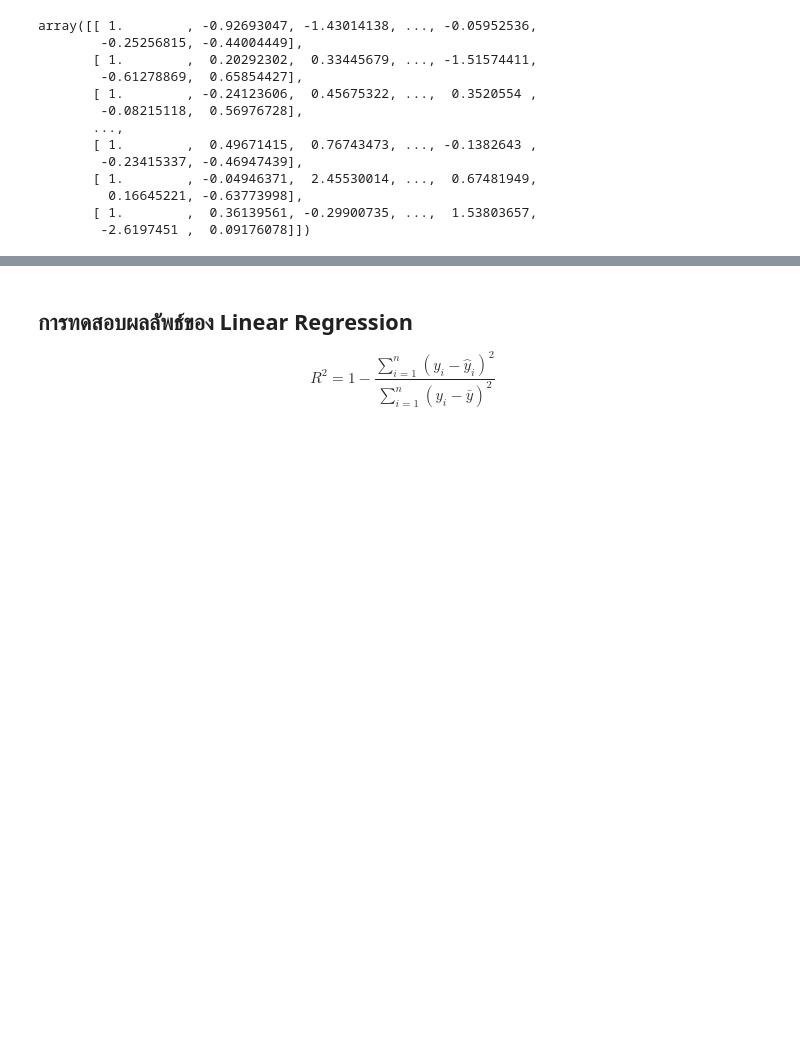
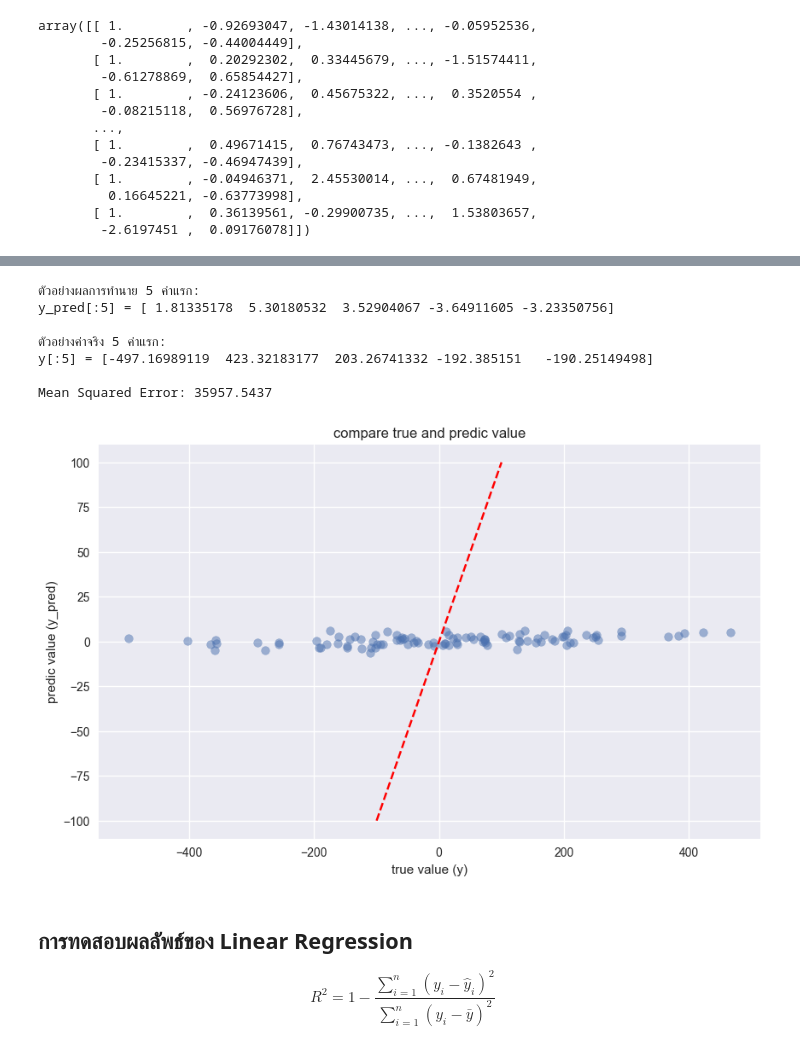
Before and after one commit to winai-k/Lab-AI-Code, a Jupyter notebook: Training Day 2/Tutorial_Linear_Regression.ipynb, the cells around one changed output, grey strips where cells are left out. Drawn from its saved outputs; the diff is of its cells as text; code cells hidden in the pictures; blank space fills up the shorter version.

```diff
--- a/Training Day 2/Tutorial_Linear_Regression.ipynb
+++ b/Training Day 2/Tutorial_Linear_Regression.ipynb
@@ -112,0 +131,10 @@ array([[ 1.        , -0.92693047, -1.43014138, ..., -0.05952536,
+# %%
+# ทดลองสุ่มสร้าง coefficients beta
+
+np.random.seed(42)  # ตั้งค่า seed เพื่อให้ผลลัพธ์คงที่
+beta = np.random.randn(11)  # สุ่มค่า 11 ตัว (10 features + 1 intercept)
+
+print("Coefficients (beta):")
+print(f"Beta_0 (intercept): {beta[0]:.4f}")
+for i in range(1, len(beta)):
+    print(f"Beta_{i}: {beta[i]:.4f}")
@@ -113,3 +154,35 @@ array([[ 1.        , -0.92693047, -1.43014138, ..., -0.05952536,
+# %%
+# ทดลองทำนาย y จาก coefficients beta ที่ได้จากการสุ่ม
+
+y_pred = x @ beta  # การคูณเมทริกซ์ x กับ beta
+
+# แสดงผลการทำนาย
+print("ตัวอย่างผลการทำนาย 5 ค่าแรก:")
+print("y_pred[:5] =", y_pred[:5])
+print("\nตัวอย่างค่าจริง 5 ค่าแรก:")
+print("y[:5] =", y[:5])
+
+# คำนวณค่าความคลาดเคลื่อน
+mse = np.mean((y - y_pred)**2)  # Mean Squared Error
+print(f"\nMean Squared Error: {mse:.4f}")
+
+# พล็อตกราฟเปรียบเทียบค่าจริงกับค่าทำนาย
+plt.figure(figsize=(10, 6))
+plt.scatter(y, y_pred, alpha=0.5)
+plt.plot([-100, 100], [-100, 100], 'r--')  # เส้นทแยงมุม 45 องศา
+plt.xlabel('true value (y)')
+plt.ylabel('predic value (y_pred)')
+plt.title('compare true and predic value')
+plt.grid(True)
+# %% [output]
+ตัวอย่างผลการทำนาย 5 ค่าแรก:
+y_pred[:5] = [ 1.81335178  5.30180532  3.52904067 -3.64911605 -3.23350756]
+
+ตัวอย่างค่าจริง 5 ค่าแรก:
+y[:5] = [-497.16989119  423.32183177  203.26741332 -192.385151   -190.25149498]
+
+Mean Squared Error: 35957.5437
+[figure, added]
 # %% [markdown]
 ## การทดสอบผลลัพธ์ของ Linear Regression
 
```
Also changed, not shown: parts of 7 cells of this notebook, 3 other files.
